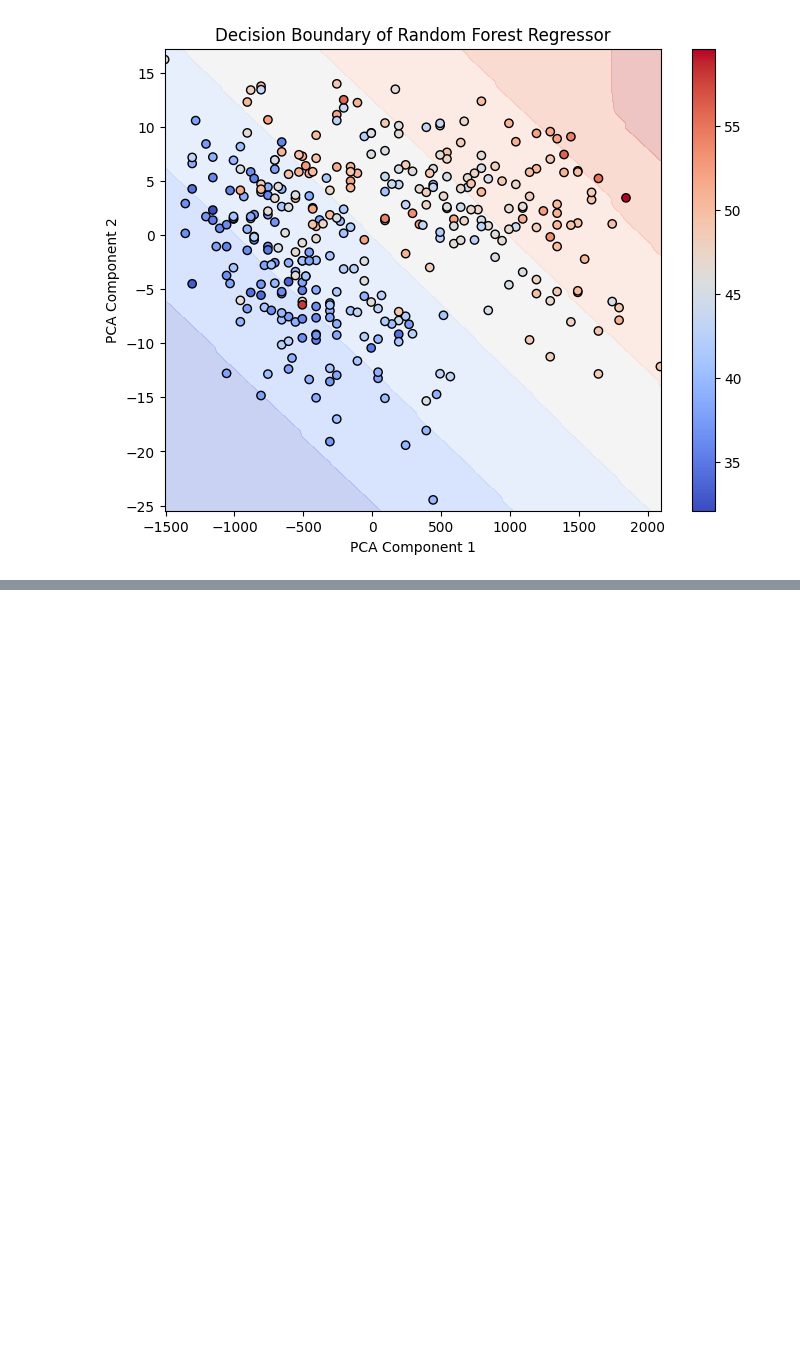
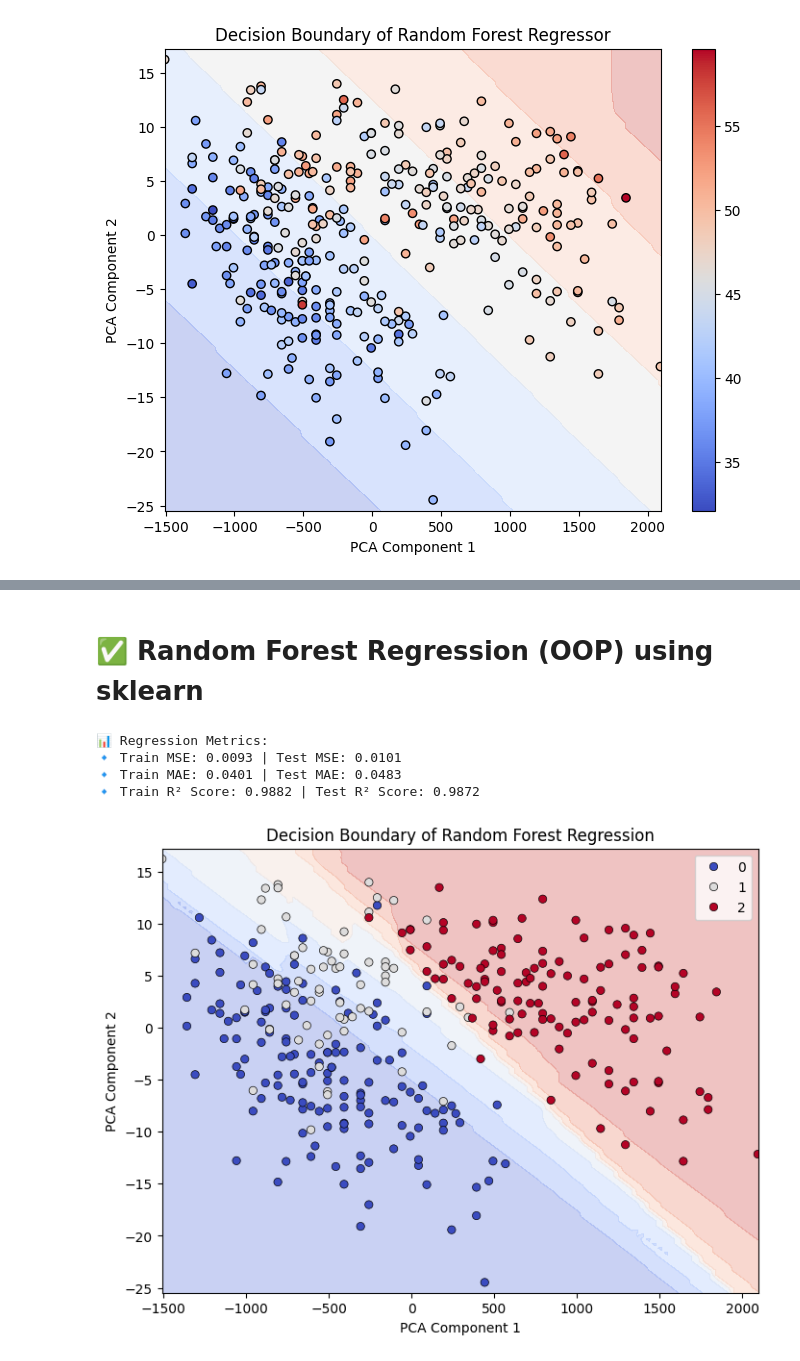
Before and after one commit to Ehtisham1053/Regression-ML-Algorithms, a Jupyter notebook: Random_forest_Regression.ipynb, the cells around one changed output, grey strips where cells are left out. Cells and saved outputs as stored; diff of their text form; code cells hidden in the pictures; blank space fills up the shorter version.

```diff
--- a/Random_forest_Regression.ipynb
+++ b/Random_forest_Regression.ipynb
@@ -99,0 +169,2 @@ Test R² Score: 0.9983900534459658
+# %% [markdown]
+# ✅ Random Forest Regression (OOP) using sklearn
@@ -99,0 +227,17 @@ Test R² Score: 0.9983900534459658
+# %%
+data = sns.load_dataset("penguins").dropna()
+X = data.drop(columns=['species']).select_dtypes(include=[np.number]).values
+y = data['species'].astype('category').cat.codes.values
+
+X_train, X_test, y_train, y_test = train_test_split(X, y, test_size=0.2, random_state=42)
+
+rf_regressor = RandomForestRegressionModel(n_estimators=50, max_depth=5, max_features='sqrt', random_state=42)
+rf_regressor.fit(X_train, y_train)
+rf_regressor.evaluate(X_train, y_train, X_test, y_test)
+rf_regressor.plot_decision_boundary(X, y)
+# %% [output]
+📊 Regression Metrics:
+🔹 Train MSE: 0.0093 | Test MSE: 0.0101
+🔹 Train MAE: 0.0401 | Test MAE: 0.0483
+🔹 Train R² Score: 0.9882 | Test R² Score: 0.9872
+[figure, added]
```
Also changed, not shown: parts of 2 cells of this notebook.
